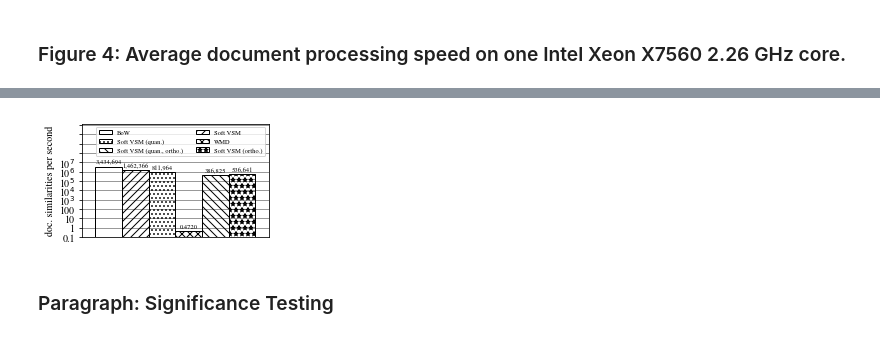
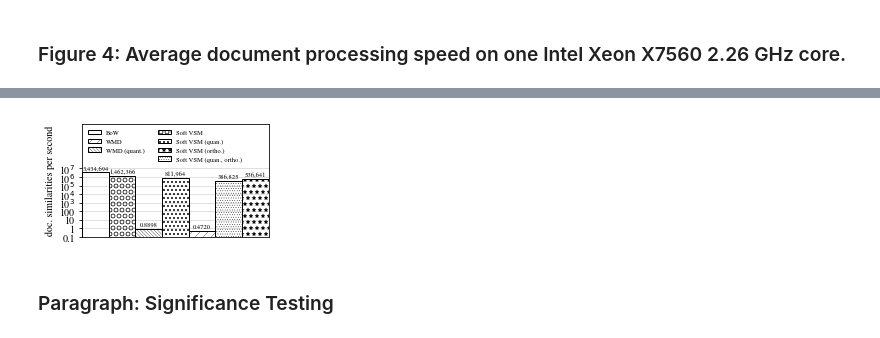
Before and after one commit to MIR-MU/regularized-embeddings, a Jupyter notebook: classification.ipynb, the cells around one changed output, grey strips where cells are left out. Drawn from its saved outputs; the diff is of its cells as text; code cells hidden in the pictures.

Commit message:
Add Table 2 and Figure 5

```diff
--- a/classification.ipynb
+++ b/classification.ipynb
@@ -36,6 +36,7 @@ configurations = [
     # ('random', 'random', 'random', 'random'),
     ('vsm', 'bow', 'inner_product', 32),
     ('dense_soft_vsm', 'tfidf', 'inner_product', 32),
+    ('vsm', 'bow', 'wmd', 1),
     ('dense_soft_vsm', 'tfidf', 'inner_product', 1),
     ('vsm', 'bow', 'wmd', 32),
     ('sparse_soft_vsm', 'tfidf', 'inner_product', 1),
@@ -346,28 +369,35 @@ for x, y, yerr_lower, yerr_upper, label, hatch in zip(
     plt.bar(x, y, width=bar_width, edgecolor='black', color='w', hatch=hatch, capsize=0, label=label)
     # plt.bar(x, y, width=bar_width, edgecolor='black', capsize=0, label=label)
     plt.text(
-        x=x - (0.23 if y[0] < 1 else 0.28) * bar_width,
+        x=x - (0.26 if y[0] < 1 else 0.26) * bar_width,
         y=y[0] + 0.04,
         s=('{:.2f}' if y[0] < 1 else '{:.1f}').format(y[0] * 100),
         size=6.5,
     )
 
 handles, labels = ax.get_legend_handles_labels()
+handles.insert(-1, Rectangle((0,0), 1, 1, fill=False, edgecolor='none', visible=False))
+labels.insert(-1, ' ')
+handles[2], handles[4] = handles[4], handles[2]
+labels[2], labels[4] = labels[4], labels[2]
+handles[5], handles[7] = handles[7], handles[5]
+labels[5], labels[7] = labels[7], labels[5]
 ncol = 2
-plt.legend(flip(handles, ncol), flip(labels, ncol), loc='best', ncol=ncol, prop={'size': 6.5})
+plt.legend(flip(handles, ncol), flip(labels, ncol), loc='upper left', ncol=ncol, prop={'size': 6.5})
 
 # plt.xticks(
 #     np.add(-0.5 * num_bars * bar_width + 0.5 * bar_width, np.arange(num_bars) * bar_width),
 #     map(lambda x: configuration_names[x], configurations)
 # )
 plt.xticks((), ())
-plt.yticks((0.0, 0.5, 1.0, 1.5), (0, 50, 100))
-plt.minorticks_on()
+plt.yticks((0.0, 0.5, 1.0), (0, 50, 100))
+ax.set_yticks([0, 0.5, 1.0], minor=False)
+ax.set_yticks([0.1, 0.2, 0.3, 0.4, 0.6, 0.7, 0.8, 0.9], minor=True)
 plt.ylabel('avg. test error % w.r.t. BoW')
-plt.xlim((-0.5 * (num_bars + 1) * bar_width, 0.5 * (num_bars + 1) * bar_width))
-plt.ylim((0.0, 1.625))
-plt.grid(axis='y', which='major', color='k', alpha=0.5)
-plt.grid(axis='y', which='minor', color='k', alpha=0.25)
+plt.xlim((-0.5 * num_bars * bar_width, 0.5 * num_bars * bar_width))
+plt.ylim((0.0, 1.65))
+plt.grid(axis='y', which='major', color='k', alpha=0.35)
+plt.grid(axis='y', which='minor', color='k', alpha=0.15)
 plt.tight_layout()
 plt.savefig('figures/classification-avg_test_error_ratio.pdf')
 plt.show()
@@ -423,15 +453,21 @@ for x, y, yerr_lower, yerr_upper, label, hatch in zip(
     yerr = (yerr_lower, yerr_upper)
     plt.bar(x, y, width=bar_width, edgecolor='black', color='w', hatch=hatch, capsize=0, label=label)
     plt.text(
-        x=x - (0.33 if y[0] < 1 else (0.39 if y[0] < 10**6 else 0.48)) * bar_width,
+        x=x - (0.33 if y[0] < 1 else (0.39 if y[0] < 10**6 else 0.46)) * bar_width,
         y=y[0] * 2,
         s=('{:.4f}' if y[0] < 1 else '{:,.0f}').format(y[0]),
         size=6.5,
     )
 
 handles, labels = ax.get_legend_handles_labels()
+handles.insert(-1, Rectangle((0,0), 1, 1, fill=False, edgecolor='none', visible=False))
+labels.insert(-1, ' ')
+handles[2], handles[4] = handles[4], handles[2]
+labels[2], labels[4] = labels[4], labels[2]
+handles[5], handles[7] = handles[7], handles[5]
+labels[5], labels[7] = labels[7], labels[5]
 ncol = 2
-plt.legend(flip(handles, ncol), flip(labels, ncol), loc='best', ncol=ncol, prop={'size': 6.5})
+plt.legend(flip(handles, ncol), flip(labels, ncol), loc='upper left', ncol=ncol, prop={'size': 6.5})
 
 plt.xticks((), ())
 plt.yscale('log')
@@ -439,13 +475,13 @@ plt.yticks(
     (10.0**np.arange(-1, 12)),
     ('0.1', '1', '10', '100', '10$^3$', '10$^4$', '10$^5$', '10$^6$', '10$^7$'),
 )
-plt.minorticks_on()
+ax.set_yticks(10.0**np.arange(-1, 8), minor=False)
 plt.ylabel('doc. similarities per second')
-plt.xlim((-0.5 * (num_bars + 1) * bar_width, 0.5 * (num_bars + 1) * bar_width))
-plt.grid(axis='y', which='major', color='k', alpha=0.5)
-# plt.grid(axis='y', which='minor', color='k', alpha=0.25)
+plt.xlim((-0.5 * num_bars * bar_width, 0.5 * num_bars * bar_width))
+plt.grid(axis='y', which='major', color='k', alpha=0.15)
+# plt.grid(axis='y', which='minor', color='k', alpha=0.15)
 plt.tight_layout()
-plt.ylim((0.1, 10**11.1))
+plt.ylim((0.1, 10**12.2))
 plt.savefig('figures/classification-avg_speed.pdf')
 plt.show()
 # %% [output]
@@ -453,4 +489,4 @@ plt.show()
-[figure, old version]
+[figure, new version]
 # %% [markdown]
 ### Paragraph: Significance Testing
 # %%
```
Also changed, not shown: parts of 15 cells of this notebook, 2 other files.
